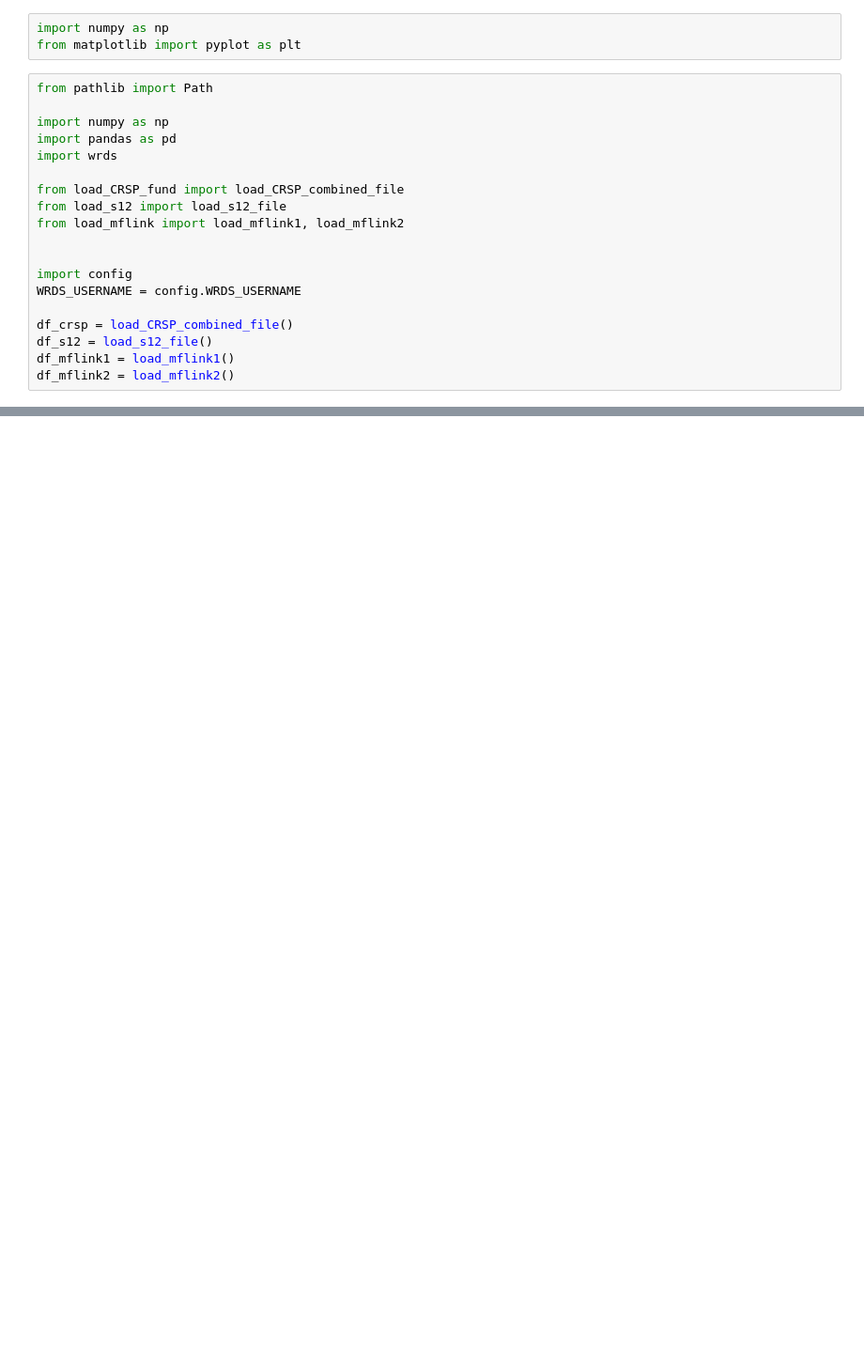
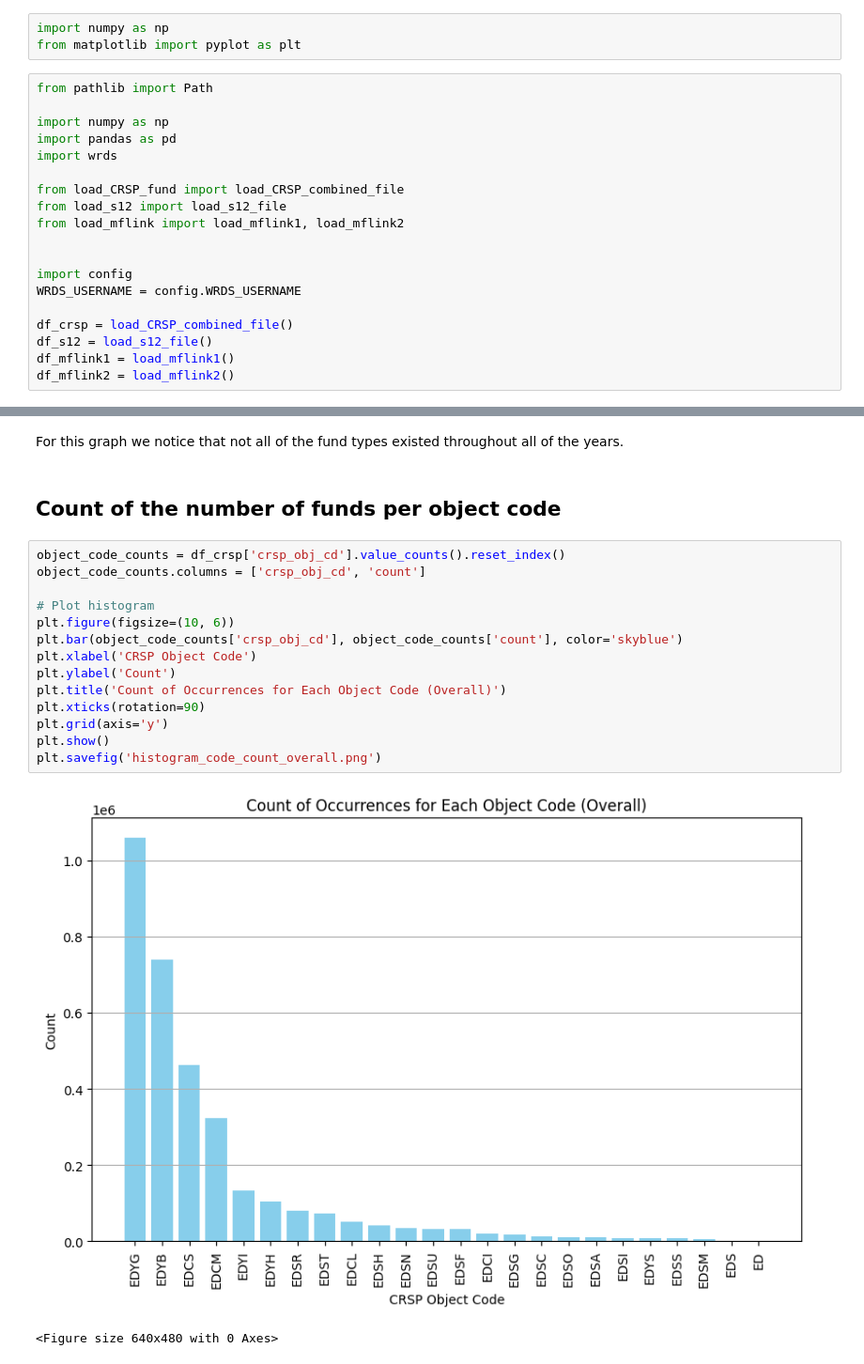
Before and after one commit to jonathan-cai-chicago/factor_demand, a Jupyter notebook: src/bonus_charts_and_tables_walkthrough.ipynb, the cells around one changed output, grey strips where cells are left out. Shown at 94% size. Drawn from its saved outputs; the diff is of its cells as text; blank space fills up the shorter version.

```diff
--- a/src/bonus_charts_and_tables_walkthrough.ipynb
+++ b/src/bonus_charts_and_tables_walkthrough.ipynb
@@ -44,0 +276,21 @@ df_crsp
+# %% [markdown]
+For this graph we notice that not all of the fund types existed throughout all of the years.
+# %% [markdown]
+## Count of the number of funds per object code
+# %%
+object_code_counts = df_crsp['crsp_obj_cd'].value_counts().reset_index()
+object_code_counts.columns = ['crsp_obj_cd', 'count']
+
+# Plot histogram
+plt.figure(figsize=(10, 6))
+plt.bar(object_code_counts['crsp_obj_cd'], object_code_counts['count'], color='skyblue')
+plt.xlabel('CRSP Object Code')
+plt.ylabel('Count')
+plt.title('Count of Occurrences for Each Object Code (Overall)')
+plt.xticks(rotation=90)
+plt.grid(axis='y')
+plt.show()
+plt.savefig('histogram_code_count_overall.png')
+# %% [output]
+[figure, added]
+<Figure size 640x480 with 0 Axes>
```
Also changed, not shown: parts of 27 cells of this notebook, 5 other files.
